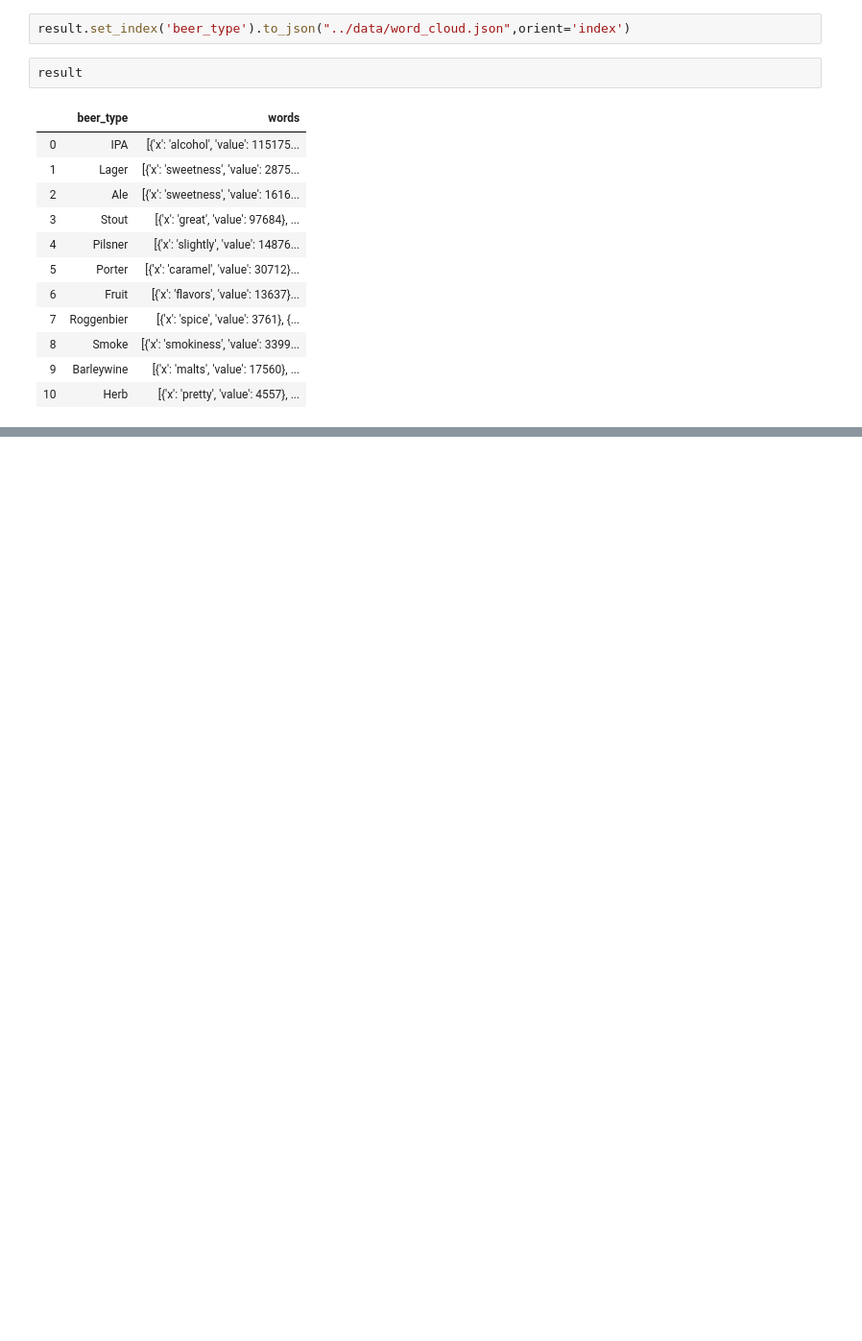
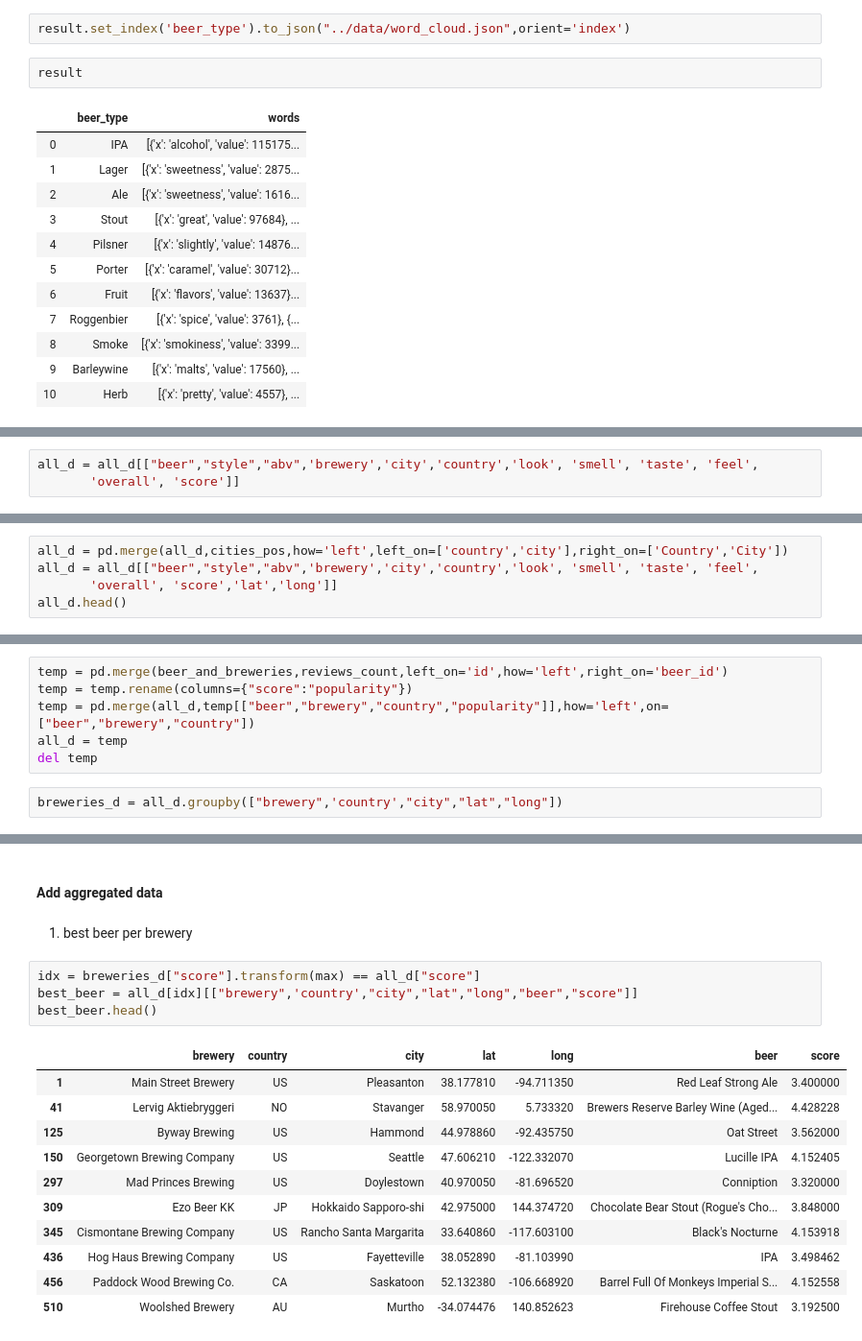
Before and after one commit to com-480-data-visualization/com-480-project-datasat, a Jupyter notebook: data_preprocessing/data_enhancement.ipynb, the cells around one changed output, grey strips where cells are left out. Shown: that part at 96% size. Saved outputs shown, nothing was run; the diff lists cells and outputs as text; blank space fills up the shorter version.

```diff
--- a/data_preprocessing/data_enhancement.ipynb
+++ b/data_preprocessing/data_enhancement.ipynb
@@ -421,0 +389,3 @@ result
+# %%
+all_d = all_d[["beer","style","abv",'brewery','city','country','look', 'smell', 'taste', 'feel',
+       'overall', 'score']]
@@ -421,0 +396,5 @@ result
+# %%
+all_d = pd.merge(all_d,cities_pos,how='left',left_on=['country','city'],right_on=['Country','City'])
+all_d = all_d[["beer","style","abv",'brewery','city','country','look', 'smell', 'taste', 'feel',
+       'overall', 'score','lat','long']]
+all_d.head()
@@ -421,0 +408,8 @@ result
+# %%
+temp = pd.merge(beer_and_breweries,reviews_count,left_on='id',how='left',right_on='beer_id')
+temp = temp.rename(columns={"score":"popularity"})
+temp = pd.merge(all_d,temp[["beer","brewery","country","popularity"]],how='left',on=["beer","brewery","country"])
+all_d = temp
+del temp
+# %%
+breweries_d = all_d.groupby(["brewery",'country',"city","lat","long"])
@@ -421,0 +426,20 @@ result
+# %% [markdown]
+#### Add aggregated data
+# %% [markdown]
+1) best beer per brewery
+# %%
+idx = breweries_d["score"].transform(max) == all_d["score"]
+best_beer = all_d[idx][["brewery",'country',"city","lat","long","beer","score"]]
+best_beer.head()
+# %% [output]
+|  | brewery | country | city | lat | long | beer | score |
+| 1 | Main Street Brewery | US | Pleasanton | 38.177810 | -94.711350 | Red Leaf Strong Ale | 3.400000 |
+| 41 | Lervig Aktiebryggeri | NO | Stavanger | 58.970050 | 5.733320 | Brewers Reserve Barley Wine (Aged... | 4.428228 |
+| 125 | Byway Brewing | US | Hammond | 44.978860 | -92.435750 | Oat Street | 3.562000 |
+| 150 | Georgetown Brewing Company | US | Seattle | 47.606210 | -122.332070 | Lucille IPA | 4.152405 |
+| 297 | Mad Princes Brewing | US | Doylestown | 40.970050 | -81.696520 | Conniption | 3.320000 |
+| 309 | Ezo Beer KK | JP | Hokkaido Sapporo-shi | 42.975000 | 144.374720 | Chocolate Bear Stout (Rogue's Cho... | 3.848000 |
+| 345 | Cismontane Brewing Company | US | Rancho Santa Margarita | 33.640860 | -117.603100 | Black's Nocturne | 4.153918 |
+| 436 | Hog Haus Brewing Company | US | Fayetteville | 38.052890 | -81.103990 | IPA | 3.498462 |
+| 456 | Paddock Wood Brewing Co. | CA | Saskatoon | 52.132380 | -106.668920 | Barrel Full Of Monkeys Imperial S... | 4.152558 |
+| 510 | Woolshed Brewery | AU | Murtho | -34.074476 | 140.852623 | Firehouse Coffee Stout | 3.192500 |
```
Also changed, not shown: parts of 56 cells of this notebook.
